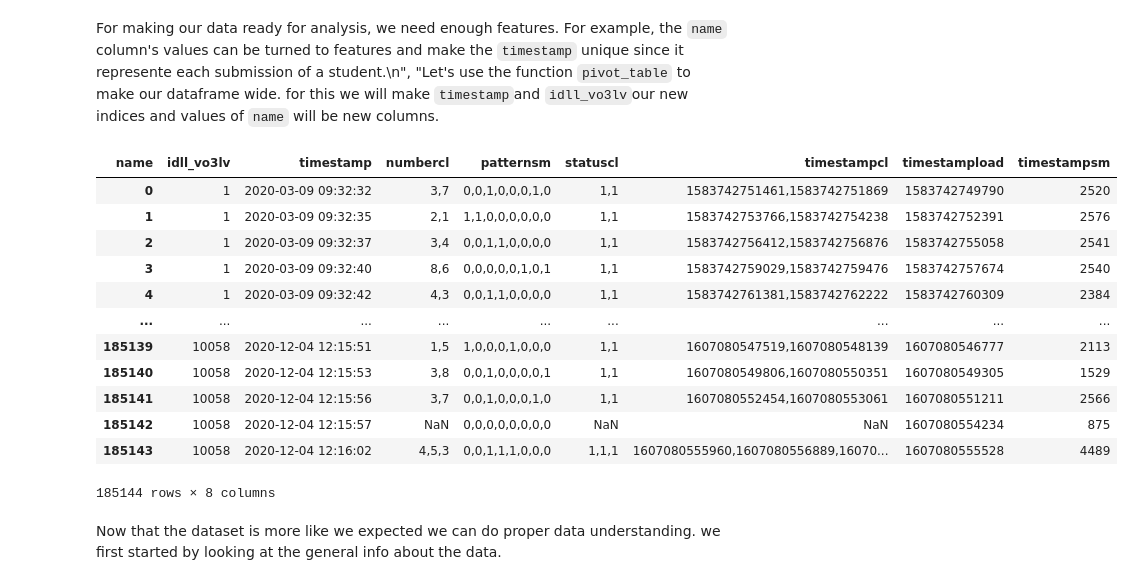
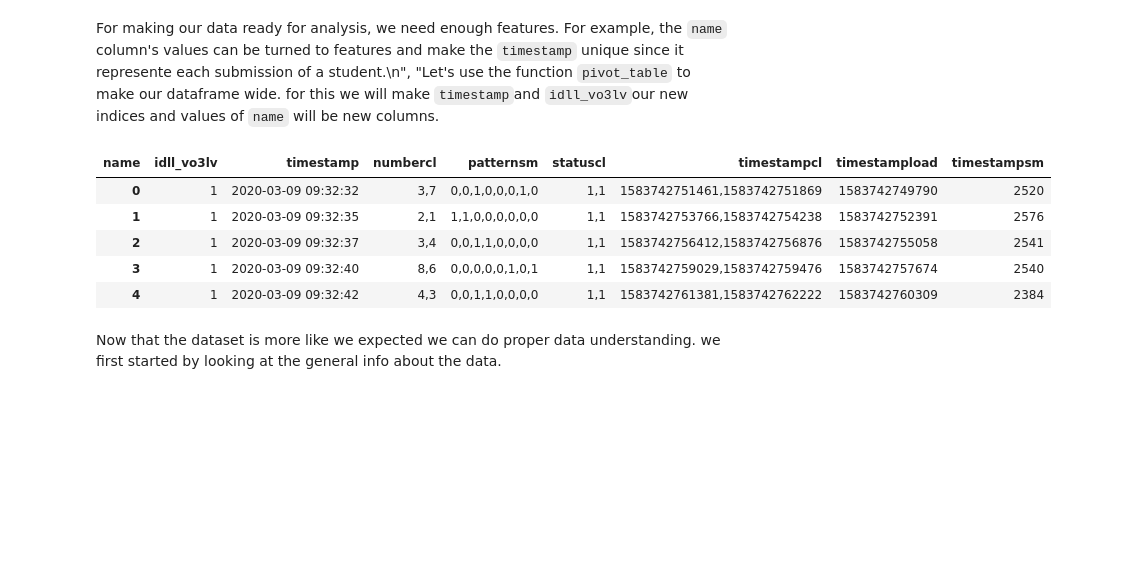
Before and after one commit to MarjoleinvdE/1-4-5, a Jupyter notebook: data/iteration 1.ipynb, the cells around one changed output. Cells and saved outputs as stored; diff of their text form; code cells hidden in the pictures; blank space fills up the shorter version.

```diff
--- a/data/iteration 1.ipynb
+++ b/data/iteration 1.ipynb
@@ -238,27 +256,20 @@ df1.sample(25)
 # %%
 # Pivoting dataframe to extract values of name column as separate columns and leaving the timestamp and idll_vo3lv as indexes
 pivoted_df = df1.pivot_table(index=['idll_vo3lv', 'timestamp'], columns='name', values='value', aggfunc='first')
 
 # Assigning pivoted_df to df to make variable name smaller
 df1 = pivoted_df
 
 df1 = df1.reset_index()[['idll_vo3lv', 'timestamp', 'numbercl', 'patternsm', 'statuscl', 'timestampcl', 'timestampload', 'timestampsm']]
 
-df1
+df1.head(5)
 # %% [output]
 | name | idll_vo3lv | timestamp | numbercl | patternsm | statuscl | timestampcl | timestampload | timestampsm |
 | 0 | 1 | 2020-03-09 09:32:32 | 3,7 | 0,0,1,0,0,0,1,0 | 1,1 | 1583742751461,1583742751869 | 1583742749790 | 2520 |
 | 1 | 1 | 2020-03-09 09:32:35 | 2,1 | 1,1,0,0,0,0,0,0 | 1,1 | 1583742753766,1583742754238 | 1583742752391 | 2576 |
 | 2 | 1 | 2020-03-09 09:32:37 | 3,4 | 0,0,1,1,0,0,0,0 | 1,1 | 1583742756412,1583742756876 | 1583742755058 | 2541 |
 | 3 | 1 | 2020-03-09 09:32:40 | 8,6 | 0,0,0,0,0,1,0,1 | 1,1 | 1583742759029,1583742759476 | 1583742757674 | 2540 |
 | 4 | 1 | 2020-03-09 09:32:42 | 4,3 | 0,0,1,1,0,0,0,0 | 1,1 | 1583742761381,1583742762222 | 1583742760309 | 2384 |
-| ... | ... | ... | ... | ... | ... | ... | ... | ... |
-| 185139 | 10058 | 2020-12-04 12:15:51 | 1,5 | 1,0,0,0,1,0,0,0 | 1,1 | 1607080547519,1607080548139 | 1607080546777 | 2113 |
-| 185140 | 10058 | 2020-12-04 12:15:53 | 3,8 | 0,0,1,0,0,0,0,1 | 1,1 | 1607080549806,1607080550351 | 1607080549305 | 1529 |
-| 185141 | 10058 | 2020-12-04 12:15:56 | 3,7 | 0,0,1,0,0,0,1,0 | 1,1 | 1607080552454,1607080553061 | 1607080551211 | 2566 |
-| 185142 | 10058 | 2020-12-04 12:15:57 | NaN | 0,0,0,0,0,0,0,0 | NaN | NaN | 1607080554234 | 875 |
-| 185143 | 10058 | 2020-12-04 12:16:02 | 4,5,3 | 0,0,1,1,1,0,0,0 | 1,1,1 | 1607080555960,1607080556889,16070... | 1607080555528 | 4489 |
-185144 rows × 8 columns
 # %% [markdown]
 Now that the dataset is more like we expected we can do proper data understanding. we first started by looking at the general info about the data.
 # %%
```
Also changed, not shown: parts of 29 cells of this notebook.
